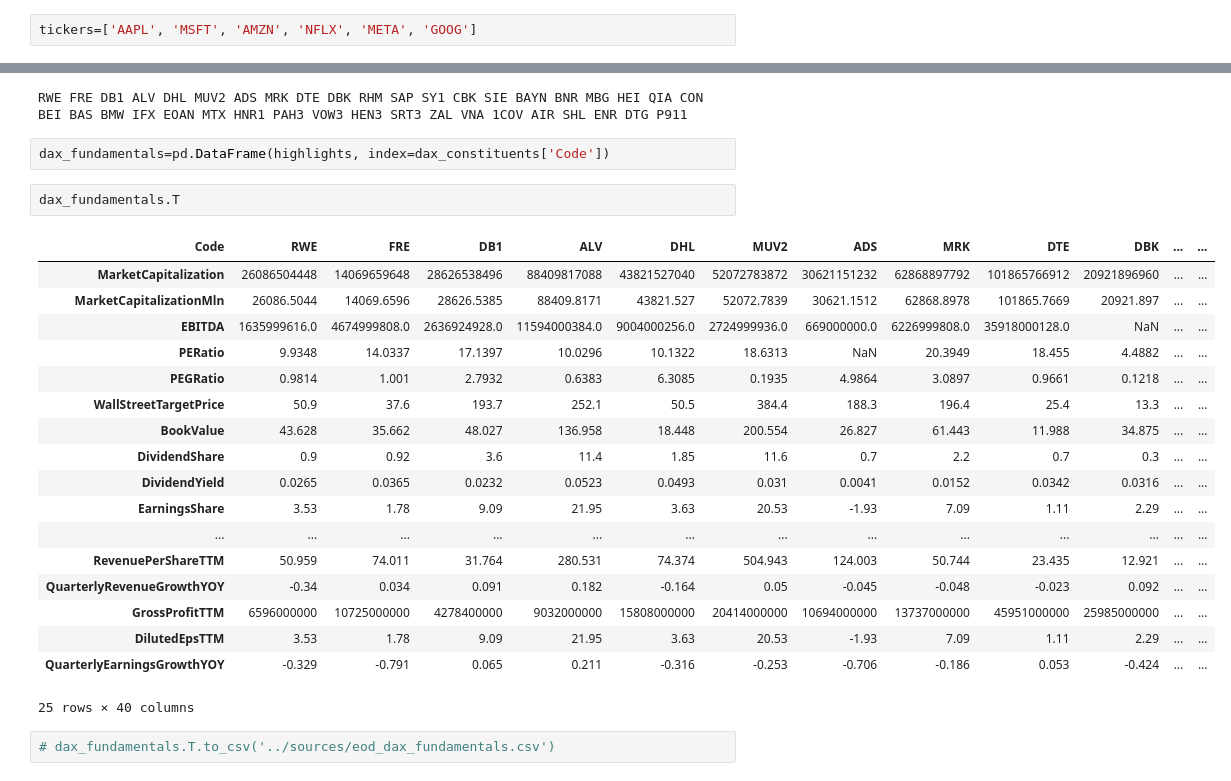
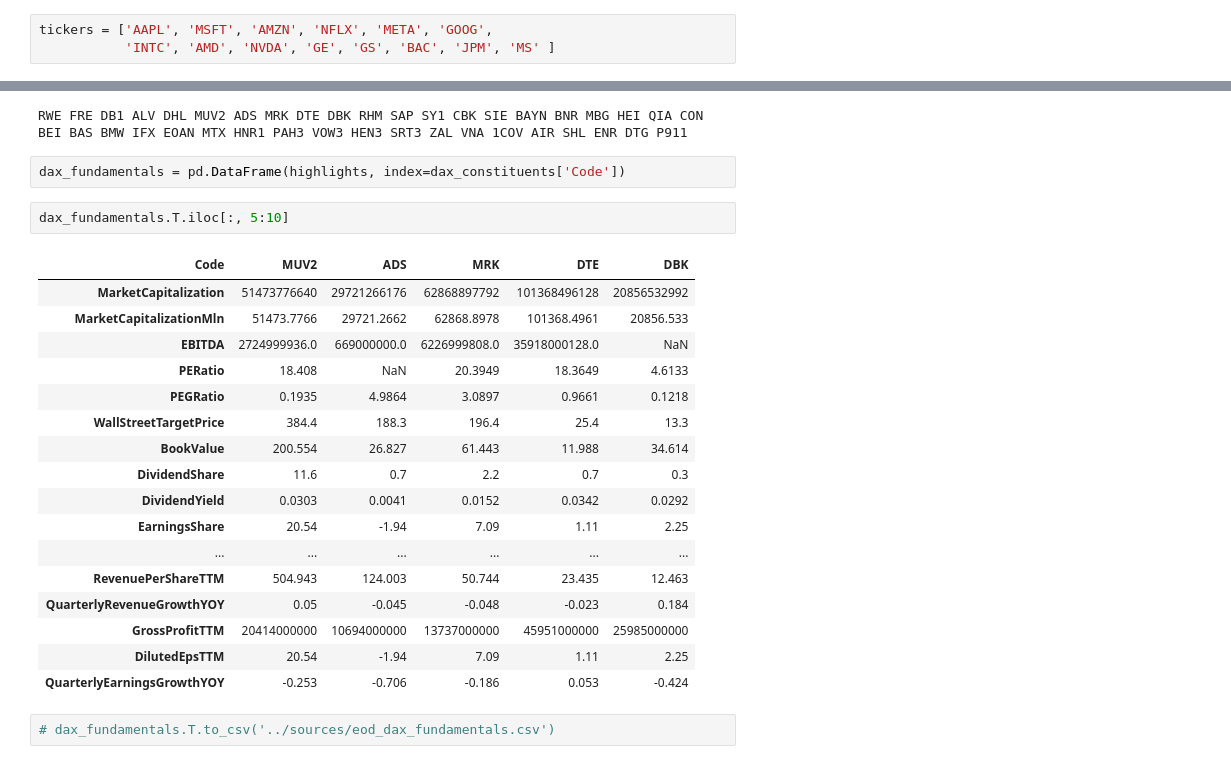
Before and after one commit to yhilpisch/aifin, a Jupyter notebook: code/04_apis_tpqeod.ipynb, the cells around one changed output, grey strips where cells are left out. Saved outputs shown, nothing was run; the diff lists cells and outputs as text.

Commit message:
New data sets.

```diff
--- a/code/04_apis_tpqeod.ipynb
+++ b/code/04_apis_tpqeod.ipynb
@@ -37,5 +37,6 @@ api=tpqeod(eod_key)
 # %%
 import pandas as pd
 # %%
-tickers=['AAPL', 'MSFT', 'AMZN', 'NFLX', 'META', 'GOOG']
+tickers = ['AAPL', 'MSFT', 'AMZN', 'NFLX', 'META', 'GOOG',
+           'INTC', 'AMD', 'NVDA', 'GE', 'GS', 'BAC', 'JPM', 'MS' ]
 # %%
@@ -155,28 +173,27 @@ for ticker in dax_constituents['Code']:
 # %% [output]
 RWE FRE DB1 ALV DHL MUV2 ADS MRK DTE DBK RHM SAP SY1 CBK SIE BAYN BNR MBG HEI QIA CON BEI BAS BMW IFX EOAN MTX HNR1 PAH3 VOW3 HEN3 SRT3 ZAL VNA 1COV AIR SHL ENR DTG P911
 # %%
-dax_fundamentals=pd.DataFrame(highlights, index=dax_constituents['Code'])
+dax_fundamentals = pd.DataFrame(highlights, index=dax_constituents['Code'])
 # %%
-dax_fundamentals.T
+dax_fundamentals.T.iloc[:, 5:10]
 # %% [output]
-| Code | RWE | FRE | DB1 | ALV | DHL | MUV2 | ADS | MRK | DTE | DBK | ... | ... |
-| MarketCapitalization | 26086504448 | 14069659648 | 28626538496 | 88409817088 | 43821527040 | 52072783872 | 30621151232 | 62868897792 | 101865766912 | 20921896960 | ... | ... |
-| MarketCapitalizationMln | 26086.5044 | 14069.6596 | 28626.5385 | 88409.8171 | 43821.527 | 52072.7839 | 30621.1512 | 62868.8978 | 101865.7669 | 20921.897 | ... | ... |
-| EBITDA | 1635999616.0 | 4674999808.0 | 2636924928.0 | 11594000384.0 | 9004000256.0 | 2724999936.0 | 669000000.0 | 6226999808.0 | 35918000128.0 | NaN | ... | ... |
-| PERatio | 9.9348 | 14.0337 | 17.1397 | 10.0296 | 10.1322 | 18.6313 | NaN | 20.3949 | 18.455 | 4.4882 | ... | ... |
-| PEGRatio | 0.9814 | 1.001 | 2.7932 | 0.6383 | 6.3085 | 0.1935 | 4.9864 | 3.0897 | 0.9661 | 0.1218 | ... | ... |
-| WallStreetTargetPrice | 50.9 | 37.6 | 193.7 | 252.1 | 50.5 | 384.4 | 188.3 | 196.4 | 25.4 | 13.3 | ... | ... |
-| BookValue | 43.628 | 35.662 | 48.027 | 136.958 | 18.448 | 200.554 | 26.827 | 61.443 | 11.988 | 34.875 | ... | ... |
-| DividendShare | 0.9 | 0.92 | 3.6 | 11.4 | 1.85 | 11.6 | 0.7 | 2.2 | 0.7 | 0.3 | ... | ... |
-| DividendYield | 0.0265 | 0.0365 | 0.0232 | 0.0523 | 0.0493 | 0.031 | 0.0041 | 0.0152 | 0.0342 | 0.0316 | ... | ... |
-| EarningsShare | 3.53 | 1.78 | 9.09 | 21.95 | 3.63 | 20.53 | -1.93 | 7.09 | 1.11 | 2.29 | ... | ... |
-| ... | ... | ... | ... | ... | ... | ... | ... | ... | ... | ... | ... | ... |
-| RevenuePerShareTTM | 50.959 | 74.011 | 31.764 | 280.531 | 74.374 | 504.943 | 124.003 | 50.744 | 23.435 | 12.921 | ... | ... |
-| QuarterlyRevenueGrowthYOY | -0.34 | 0.034 | 0.091 | 0.182 | -0.164 | 0.05 | -0.045 | -0.048 | -0.023 | 0.092 | ... | ... |
-| GrossProfitTTM | 6596000000 | 10725000000 | 4278400000 | 9032000000 | 15808000000 | 20414000000 | 10694000000 | 13737000000 | 45951000000 | 25985000000 | ... | ... |
-| DilutedEpsTTM | 3.53 | 1.78 | 9.09 | 21.95 | 3.63 | 20.53 | -1.93 | 7.09 | 1.11 | 2.29 | ... | ... |
-| QuarterlyEarningsGrowthYOY | -0.329 | -0.791 | 0.065 | 0.211 | -0.316 | -0.253 | -0.706 | -0.186 | 0.053 | -0.424 | ... | ... |
+| Code | MUV2 | ADS | MRK | DTE | DBK |
+| MarketCapitalization | 51473776640 | 29721266176 | 62868897792 | 101368496128 | 20856532992 |
+| MarketCapitalizationMln | 51473.7766 | 29721.2662 | 62868.8978 | 101368.4961 | 20856.533 |
+| EBITDA | 2724999936.0 | 669000000.0 | 6226999808.0 | 35918000128.0 | NaN |
+| PERatio | 18.408 | NaN | 20.3949 | 18.3649 | 4.6133 |
+| PEGRatio | 0.1935 | 4.9864 | 3.0897 | 0.9661 | 0.1218 |
+| WallStreetTargetPrice | 384.4 | 188.3 | 196.4 | 25.4 | 13.3 |
+| BookValue | 200.554 | 26.827 | 61.443 | 11.988 | 34.614 |
+| DividendShare | 11.6 | 0.7 | 2.2 | 0.7 | 0.3 |
+| DividendYield | 0.0303 | 0.0041 | 0.0152 | 0.0342 | 0.0292 |
+| EarningsShare | 20.54 | -1.94 | 7.09 | 1.11 | 2.25 |
+| ... | ... | ... | ... | ... | ... |
+| RevenuePerShareTTM | 504.943 | 124.003 | 50.744 | 23.435 | 12.463 |
+| QuarterlyRevenueGrowthYOY | 0.05 | -0.045 | -0.048 | -0.023 | 0.184 |
+| GrossProfitTTM | 20414000000 | 10694000000 | 13737000000 | 45951000000 | 25985000000 |
+| DilutedEpsTTM | 20.54 | -1.94 | 7.09 | 1.11 | 2.25 |
+| QuarterlyEarningsGrowthYOY | -0.253 | -0.706 | -0.186 | 0.053 | -0.424 |
-25 rows × 40 columns
 # %%
 # dax_fundamentals.T.to_csv('../sources/eod_dax_fundamentals.csv')
 # %% [markdown]
```
Also changed, not shown: parts of 17 cells of this notebook, 4 other files.
